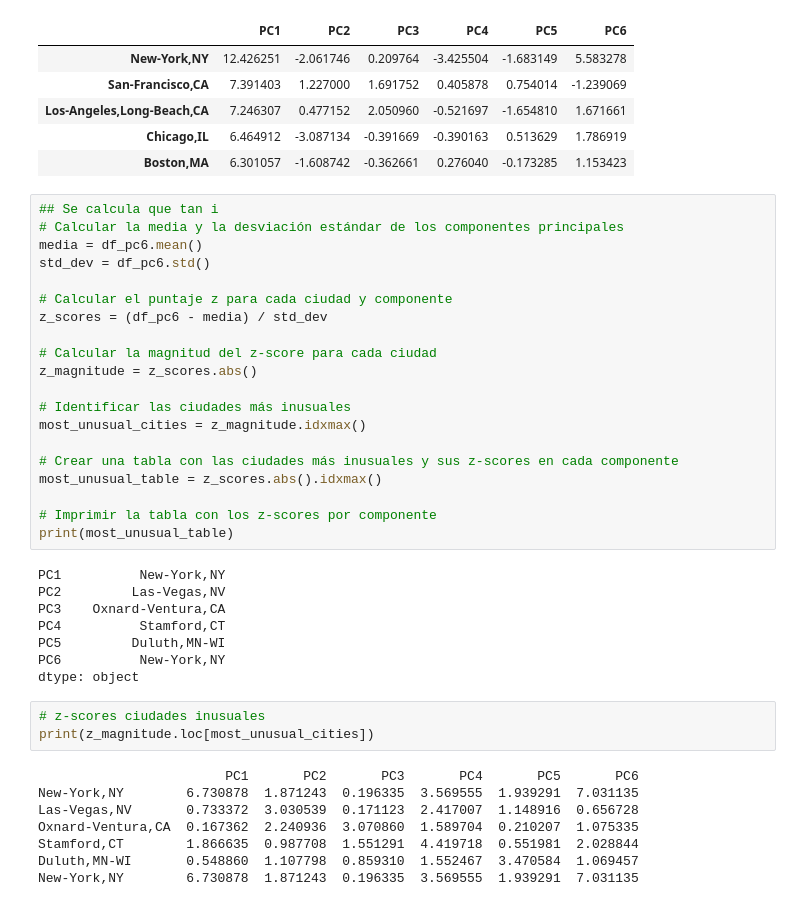
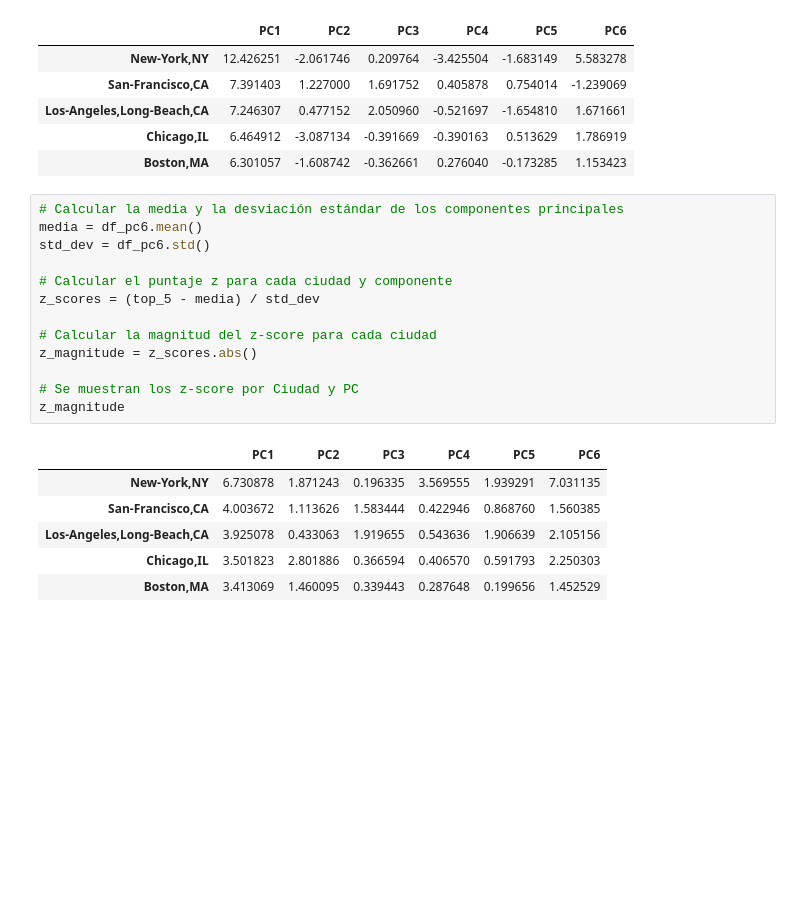
Before and after one commit to jddiaze/AprendizajeNoSupervisado, a Jupyter notebook: Semana1/S1_LC_Taller_PCA.ipynb, the cells around one changed output. Cells and saved outputs as stored; diff of their text form; blank space fills up the shorter version.

```diff
--- a/Semana1/S1_LC_Taller_PCA.ipynb
+++ b/Semana1/S1_LC_Taller_PCA.ipynb
@@ -470,43 +470,24 @@ top_5
 | Los-Angeles,Long-Beach,CA | 7.246307 | 0.477152 | 2.050960 | -0.521697 | -1.654810 | 1.671661 |
 | Chicago,IL | 6.464912 | -3.087134 | -0.391669 | -0.390163 | 0.513629 | 1.786919 |
 | Boston,MA | 6.301057 | -1.608742 | -0.362661 | 0.276040 | -0.173285 | 1.153423 |
-# %%
-## Se calcula que tan i
-# Calcular la media y la desviación estándar de los componentes principales
-media = df_pc6.mean()
-std_dev = df_pc6.std()
-
-# Calcular el puntaje z para cada ciudad y componente
-z_scores = (df_pc6 - media) / std_dev
-
-# Calcular la magnitud del z-score para cada ciudad
-z_magnitude = z_scores.abs()
-
-# Identificar las ciudades más inusuales
-most_unusual_cities = z_magnitude.idxmax()
-
-# Crear una tabla con las ciudades más inusuales y sus z-scores en cada componente
-most_unusual_table = z_scores.abs().idxmax()
-
-# Imprimir la tabla con los z-scores por componente
-print(most_unusual_table)
-# %% [output]
-PC1          New-York,NY
-PC2         Las-Vegas,NV
-PC3    Oxnard-Ventura,CA
-PC4          Stamford,CT
-PC5         Duluth,MN-WI
-PC6          New-York,NY
-dtype: object
-# %%
-# z-scores ciudades inusuales
-print(z_magnitude.loc[most_unusual_cities])
-# %% [output]
-                        PC1       PC2       PC3       PC4       PC5       PC6
-New-York,NY        6.730878  1.871243  0.196335  3.569555  1.939291  7.031135
-Las-Vegas,NV       0.733372  3.030539  0.171123  2.417007  1.148916  0.656728
-Oxnard-Ventura,CA  0.167362  2.240936  3.070860  1.589704  0.210207  1.075335
-Stamford,CT        1.866635  0.987708  1.551291  4.419718  0.551981  2.028844
-Duluth,MN-WI       0.548860  1.107798  0.859310  1.552467  3.470584  1.069457
-New-York,NY        6.730878  1.871243  0.196335  3.569555  1.939291  7.031135
+# %%
+# Calcular la media y la desviación estándar de los componentes principales
+media = df_pc6.mean()
+std_dev = df_pc6.std()
+
+# Calcular el puntaje z para cada ciudad y componente
+z_scores = (top_5 - media) / std_dev
+
+# Calcular la magnitud del z-score para cada ciudad
+z_magnitude = z_scores.abs()
+
+# Se muestran los z-score por Ciudad y PC
+z_magnitude
+# %% [output]
+|  | PC1 | PC2 | PC3 | PC4 | PC5 | PC6 |
+| New-York,NY | 6.730878 | 1.871243 | 0.196335 | 3.569555 | 1.939291 | 7.031135 |
+| San-Francisco,CA | 4.003672 | 1.113626 | 1.583444 | 0.422946 | 0.868760 | 1.560385 |
+| Los-Angeles,Long-Beach,CA | 3.925078 | 0.433063 | 1.919655 | 0.543636 | 1.906639 | 2.105156 |
+| Chicago,IL | 3.501823 | 2.801886 | 0.366594 | 0.406570 | 0.591793 | 2.250303 |
+| Boston,MA | 3.413069 | 1.460095 | 0.339443 | 0.287648 | 0.199656 | 1.452529 |
 # %%
```
Also changed, not shown: parts of 2 cells of this notebook.
